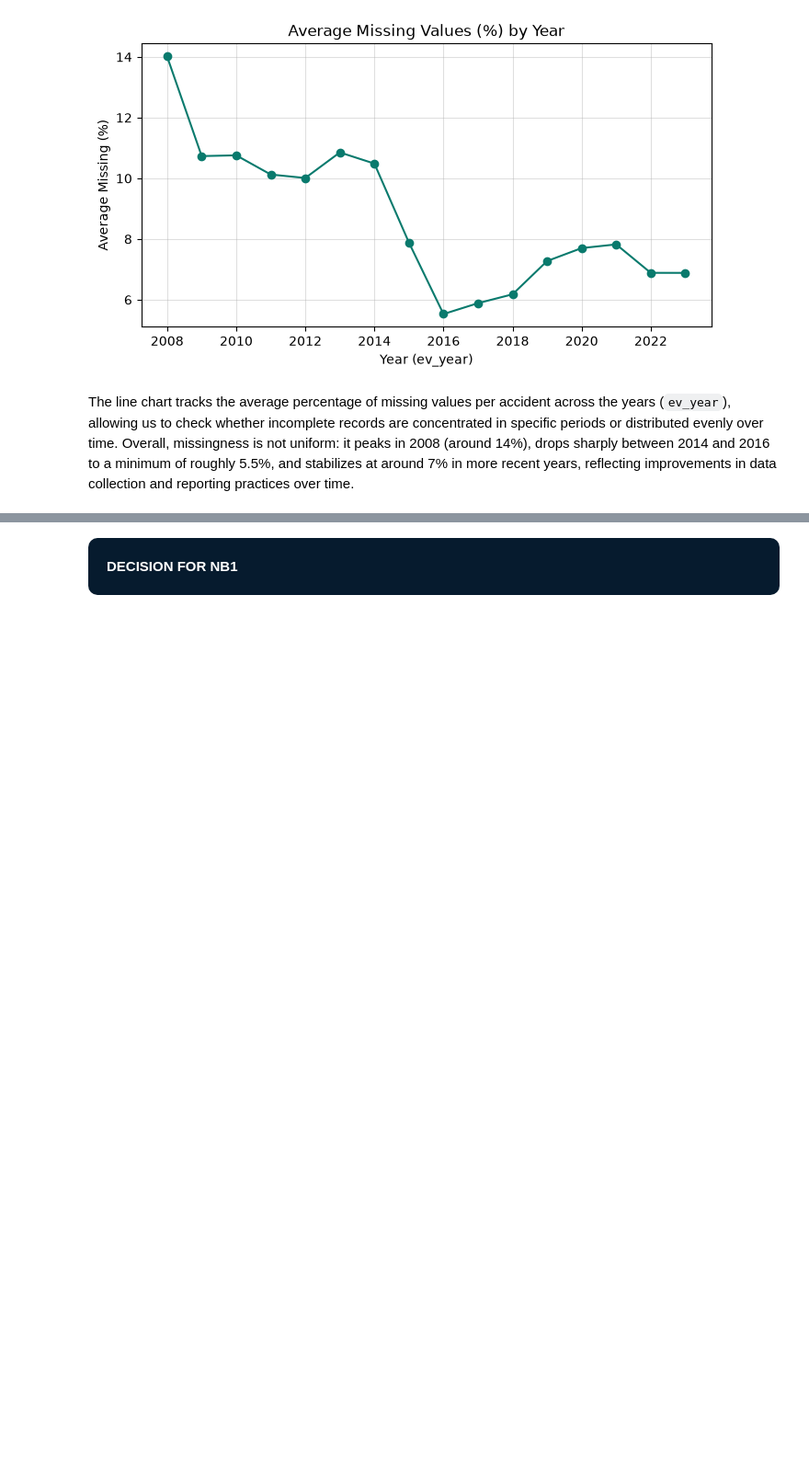
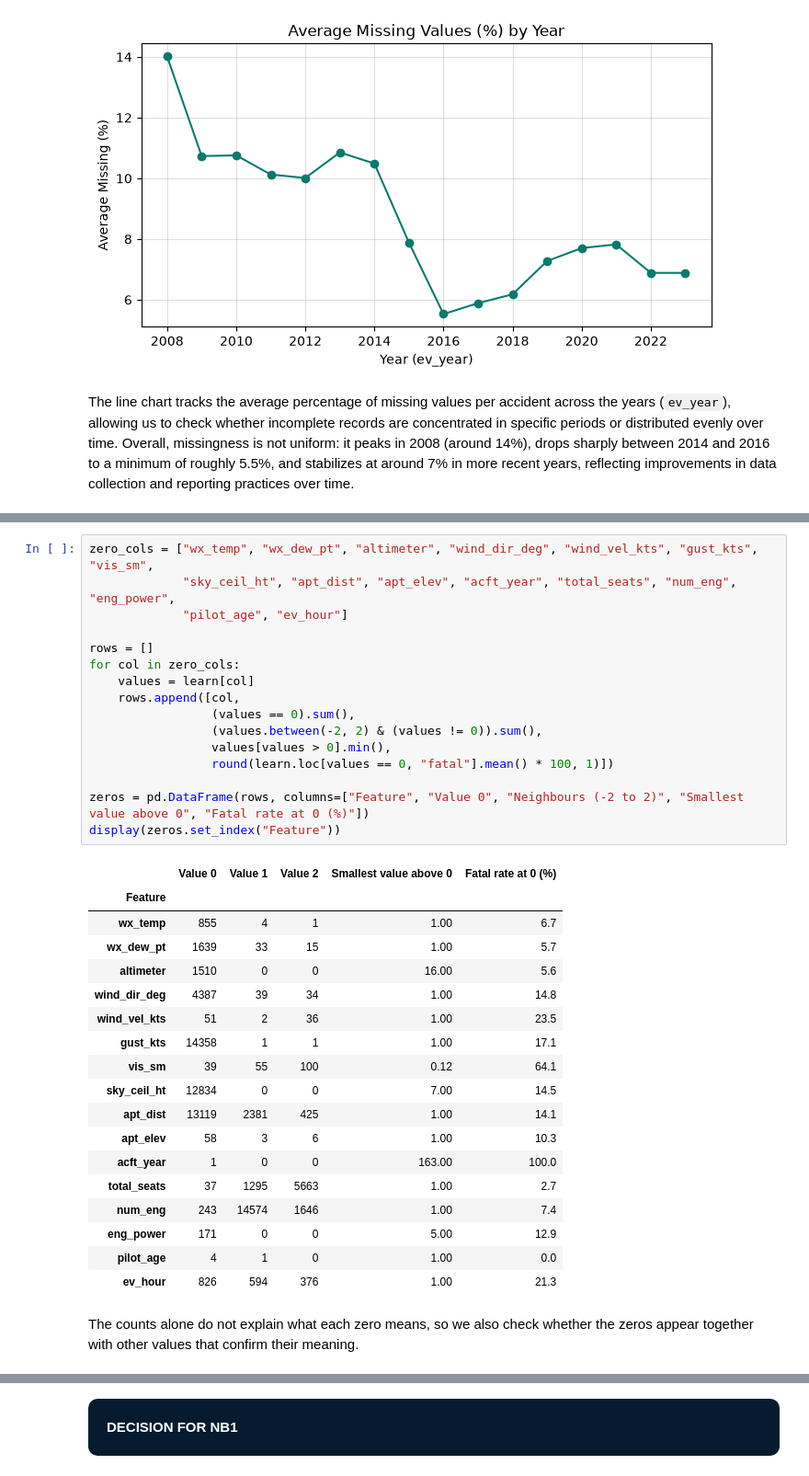
Before and after one commit to martim-dot/ML_Project, a Jupyter notebook: primeiraparte.ipynb, the cells around one changed output, grey strips where cells are left out. Shown at 92% size. Cells and saved outputs as stored; diff of their text form; blank space fills up the shorter version.

```diff
--- a/primeiraparte.ipynb
+++ b/primeiraparte.ipynb
@@ -1580,0 +1586,37 @@ The line chart tracks the average percentage of missing values per accident acro
+# %%
+zero_cols = ["wx_temp", "wx_dew_pt", "altimeter", "wind_dir_deg", "wind_vel_kts", "gust_kts", "vis_sm",
+             "sky_ceil_ht", "apt_dist", "apt_elev", "acft_year", "total_seats", "num_eng", "eng_power",
+             "pilot_age", "ev_hour"]
+
+rows = []
+for col in zero_cols:
+    values = learn[col]
+    rows.append([col,
+                 (values == 0).sum(),
+                 (values.between(-2, 2) & (values != 0)).sum(),
+                 values[values > 0].min(),
+                 round(learn.loc[values == 0, "fatal"].mean() * 100, 1)])
+
+zeros = pd.DataFrame(rows, columns=["Feature", "Value 0", "Neighbours (-2 to 2)", "Smallest value above 0", "Fatal rate at 0 (%)"])
+display(zeros.set_index("Feature"))
+# %% [output]
+|  | Value 0 | Value 1 | Value 2 | Smallest value above 0 | Fatal rate at 0 (%) |
+| Feature |  |  |  |  |  |
+| wx_temp | 855 | 4 | 1 | 1.00 | 6.7 |
+| wx_dew_pt | 1639 | 33 | 15 | 1.00 | 5.7 |
+| altimeter | 1510 | 0 | 0 | 16.00 | 5.6 |
+| wind_dir_deg | 4387 | 39 | 34 | 1.00 | 14.8 |
+| wind_vel_kts | 51 | 2 | 36 | 1.00 | 23.5 |
+| gust_kts | 14358 | 1 | 1 | 1.00 | 17.1 |
+| vis_sm | 39 | 55 | 100 | 0.12 | 64.1 |
+| sky_ceil_ht | 12834 | 0 | 0 | 7.00 | 14.5 |
+| apt_dist | 13119 | 2381 | 425 | 1.00 | 14.1 |
+| apt_elev | 58 | 3 | 6 | 1.00 | 10.3 |
+| acft_year | 1 | 0 | 0 | 163.00 | 100.0 |
+| total_seats | 37 | 1295 | 5663 | 1.00 | 2.7 |
+| num_eng | 243 | 14574 | 1646 | 1.00 | 7.4 |
+| eng_power | 171 | 0 | 0 | 5.00 | 12.9 |
+| pilot_age | 4 | 1 | 0 | 1.00 | 0.0 |
+| ev_hour | 826 | 594 | 376 | 1.00 | 21.3 |
+# %% [markdown]
+The counts alone do not explain what each zero means, so we also check whether the zeros appear together with other values that confirm their meaning.
```
Also changed, not shown: parts of 6 cells of this notebook.
